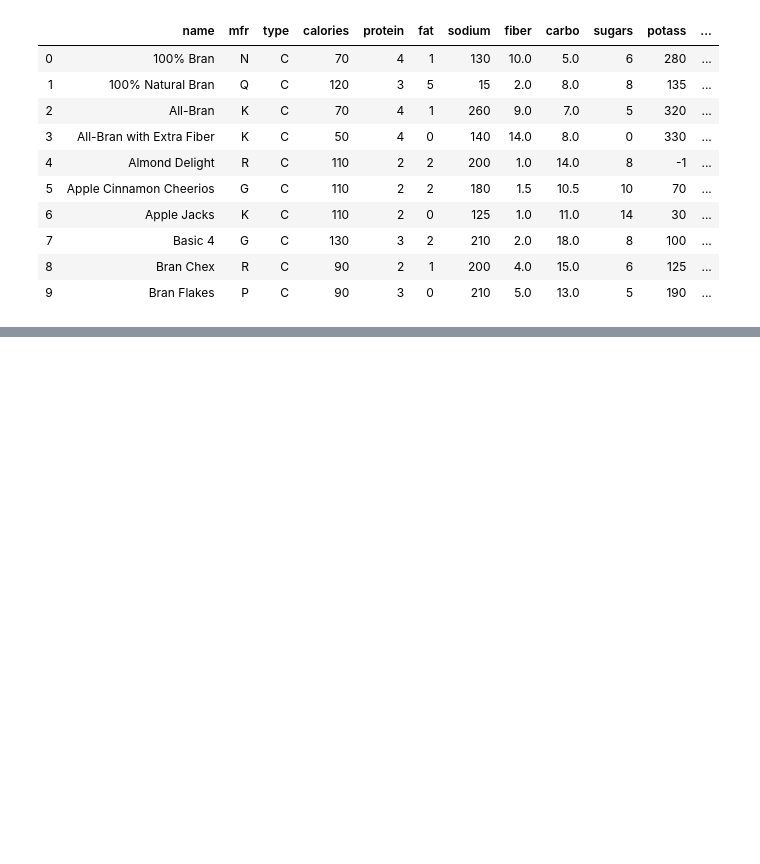
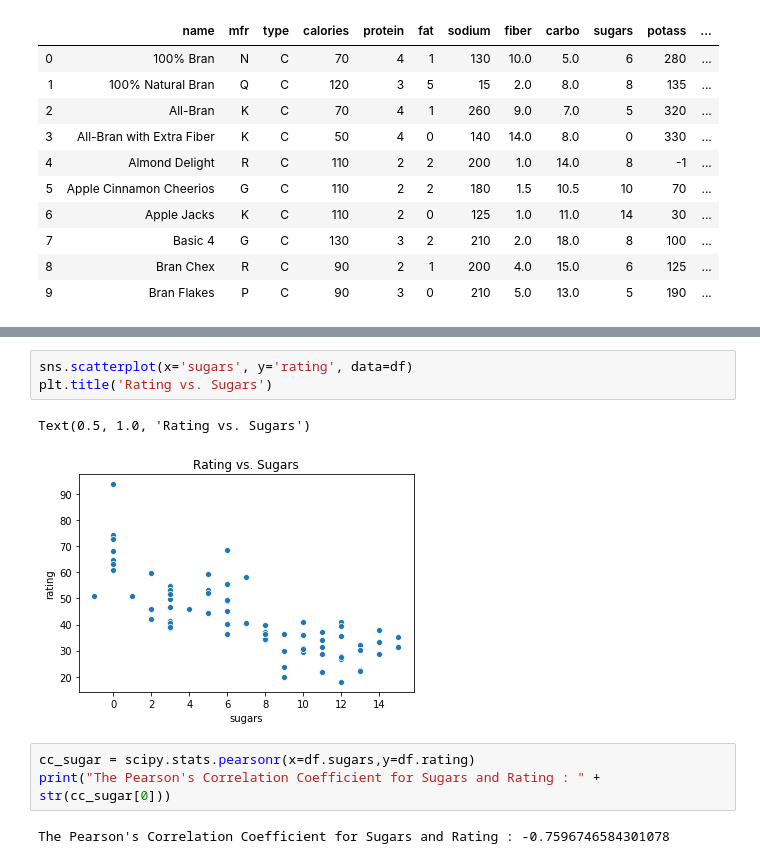
Before and after one commit to tahentx/pv_workbook, a Jupyter notebook: datascience/misc/cereal_eda.ipynb, the cells around one changed output, grey strips where cells are left out. Cells and saved outputs as stored; diff of their text form; blank space fills up the shorter version.

```diff
--- a/datascience/misc/cereal_eda.ipynb
+++ b/datascience/misc/cereal_eda.ipynb
@@ -43,0 +42,11 @@ df.iloc[:,3:]
+# %%
+sns.scatterplot(x='sugars', y='rating', data=df)
+plt.title('Rating vs. Sugars')
+# %% [output]
+Text(0.5, 1.0, 'Rating vs. Sugars')
+[figure, added]
+# %%
+cc_sugar = scipy.stats.pearsonr(x=df.sugars,y=df.rating)
+print("The Pearson's Correlation Coefficient for Sugars and Rating : " + str(cc_sugar[0]))
+# %% [output]
+The Pearson's Correlation Coefficient for Sugars and Rating : -0.7596746584301078
```
Also changed, not shown: parts of 16 cells of this notebook.
